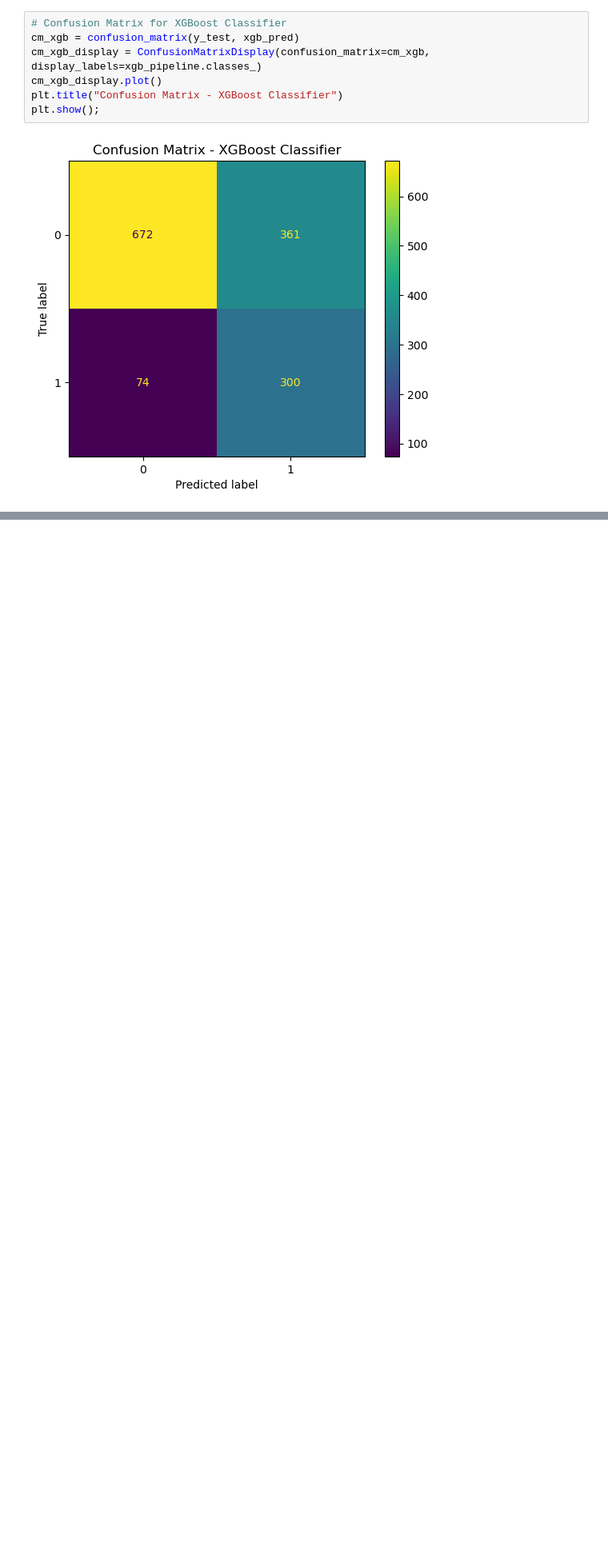
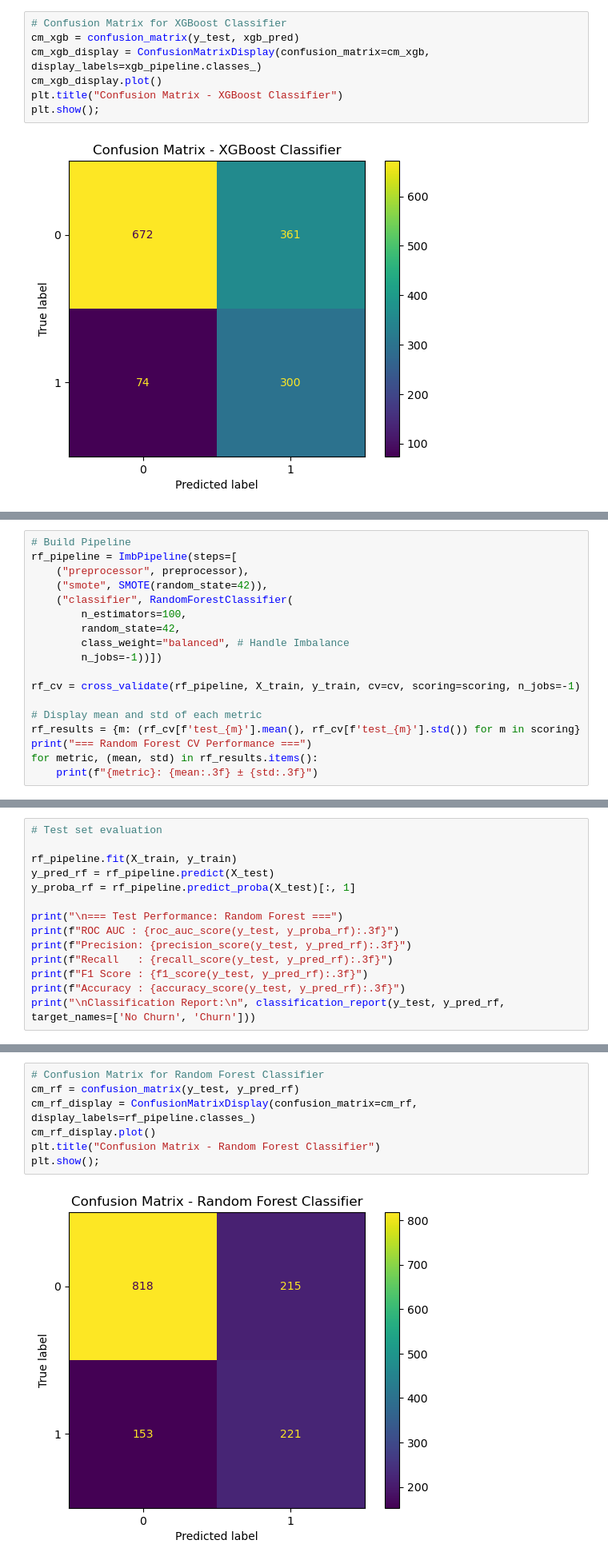
Before and after one commit to Daniel-Muruthi/telecom-churn-prediction, a Jupyter notebook: index.ipynb, the cells around one changed output, grey strips where cells are left out. Shown: that part at 80% size. Drawn from its saved outputs; the diff is of its cells as text; blank space fills up the shorter version.

Commit message:
This will add the random forest classifier model

```diff
--- a/index.ipynb
+++ b/index.ipynb
@@ -557,0 +560,18 @@ plt.show();
+# %%
+# Build Pipeline
+rf_pipeline = ImbPipeline(steps=[
+    ("preprocessor", preprocessor),
+    ("smote", SMOTE(random_state=42)),
+    ("classifier", RandomForestClassifier(
+        n_estimators=100,
+        random_state=42,
+        class_weight="balanced", # Handle Imbalance
+        n_jobs=-1))])
+
+rf_cv = cross_validate(rf_pipeline, X_train, y_train, cv=cv, scoring=scoring, n_jobs=-1)
+
+# Display mean and std of each metric
+rf_results = {m: (rf_cv[f'test_{m}'].mean(), rf_cv[f'test_{m}'].std()) for m in scoring}
+print("=== Random Forest CV Performance ===")
+for metric, (mean, std) in rf_results.items():
+    print(f"{metric}: {mean:.3f} ± {std:.3f}")
@@ -557,0 +585,14 @@ plt.show();
+# %%
+# Test set evaluation
+
+rf_pipeline.fit(X_train, y_train)
+y_pred_rf = rf_pipeline.predict(X_test)
+y_proba_rf = rf_pipeline.predict_proba(X_test)[:, 1]
+
+print("\n=== Test Performance: Random Forest ===")
+print(f"ROC AUC : {roc_auc_score(y_test, y_proba_rf):.3f}")
+print(f"Precision: {precision_score(y_test, y_pred_rf):.3f}")
+print(f"Recall   : {recall_score(y_test, y_pred_rf):.3f}")
+print(f"F1 Score : {f1_score(y_test, y_pred_rf):.3f}")
+print(f"Accuracy : {accuracy_score(y_test, y_pred_rf):.3f}")
+print("\nClassification Report:\n", classification_report(y_test, y_pred_rf, target_names=['No Churn', 'Churn']))
@@ -557,0 +616,9 @@ plt.show();
+# %%
+# Confusion Matrix for Random Forest Classifier
+cm_rf = confusion_matrix(y_test, y_pred_rf)
+cm_rf_display = ConfusionMatrixDisplay(confusion_matrix=cm_rf, display_labels=rf_pipeline.classes_)
+cm_rf_display.plot()
+plt.title("Confusion Matrix - Random Forest Classifier")
+plt.show();
+# %% [output]
+[figure, added]
```
Also changed, not shown: parts of 3 cells of this notebook.
